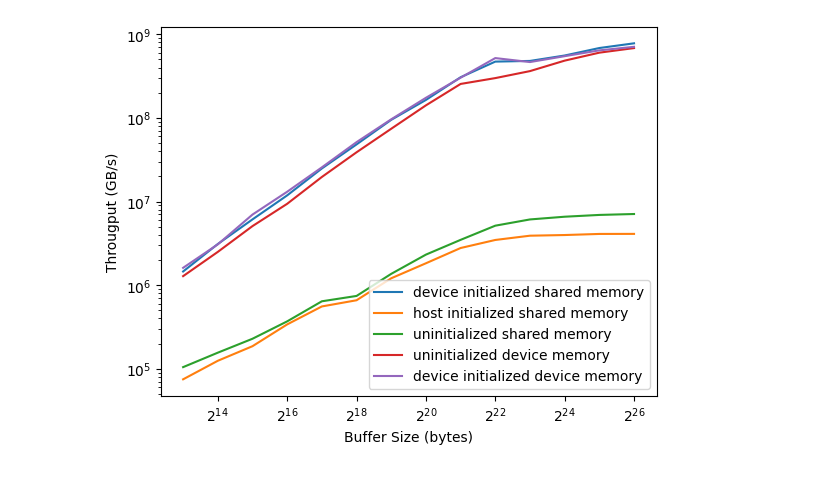
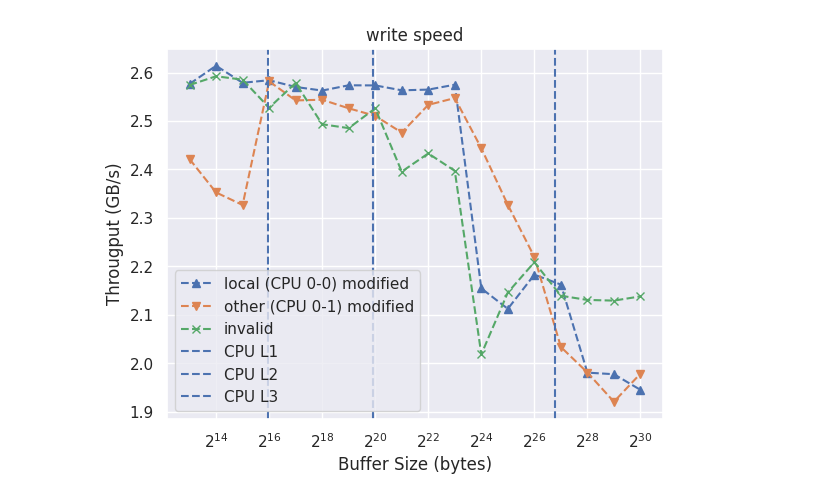
Before and after one commit to ntua-el20062/grace-hopper-benchmark, a Jupyter notebook: src/analysis.ipynb, the cells around one changed output. Drawn from its saved outputs; the diff is of its cells as text; code cells hidden in the pictures.

```diff
--- a/src/analysis.ipynb
+++ b/src/analysis.ipynb
@@ -2,3 +2,6 @@
 import pandas as pd
 import matplotlib.pyplot as plt
 import os
+import seaborn as sns
+import numpy as np
+sns.set_theme()
@@ -5,33 +210,28 @@ import os
 # %%
-numerical = [int(dir) for dir in os.listdir('results/from_device')]
+numerical = [int(dir) for dir in os.listdir('results/host/local_modified_write')]
 numerical.sort()
+#numerical = numerical[:6]
 l = [str(dir) for dir in numerical]
+
+results1 = list(results_generator(l, 'results/host/local_modified_write/'))
+results2 = list(results_generator(l, 'results/host/other_modified_write/'))
+results3 = list(results_generator(l, 'results/host/invalid_write/'))
-# %%
-def results_generator(l, basedir):
-    for d in l:
-        cur_dir = os.path.join(basedir, d)
-        with open(cur_dir, 'r') as file:
-            elems = file.read().split('\n')[:-1]
-            elems = [float(e) for e in elems]
-            m = sum(elems) / len(elems)
-            yield m
-
-results1 = list(results_generator(l, 'results/from_device/'))
-results2 = list(results_generator(l, 'results/from_host/'))
-results3 = list(results_generator(l, 'results/untouched/'))
-results4 = list(results_generator(l, 'results/device_mem/'))
-results5 = list(results_generator(l, 'results/device_initialized_mem/'))
 # %%
 plt.xscale('log', base=2)
-plt.yscale('log', base=10)
+#plt.yscale('log', base=10)
+plt.title('write speed')
 plt.xlabel('Buffer Size (bytes)')
 plt.ylabel('Througput (GB/s)')
-plt.plot(numerical, results1, label='device initialized shared memory')
-plt.plot(numerical, results2, label='host initialized shared memory')
-plt.plot(numerical, results3, label='uninitialized shared memory')
-plt.plot(numerical, results4, label='uninitialized device memory')
-plt.plot(numerical, results5, label='device initialized device memory')
+plt.plot(numerical, results1, '--^', label='local (CPU 0-0) modified')
+#plt.errorbar(numerical, results1, yerr=np.sqrt(np.var(np.array(results1))))
+plt.plot(numerical, results2, '--v', label='other (CPU 0-1) modified')
+#plt.errorbar(numerical, results2, yerr=np.sqrt(np.var(np.array(results2))))
+plt.plot(numerical, results3, '--x', label='invalid')
+#plt.errorbar(numerical, results3, yerr=np.sqrt(np.var(np.array(results3))))
+plt.axvline(x=64000, ls='--', label = 'CPU L1')
+plt.axvline(x=1000000, ls='--', label = 'CPU L2')
+plt.axvline(x=114000000, ls='--', label = 'CPU L3')
 plt.legend()
 plt.show()
 # %% [output]
-[figure, old version]
+[figure, new version]
```
Also changed, not shown: parts of 18 cells of this notebook, 22 other files.
